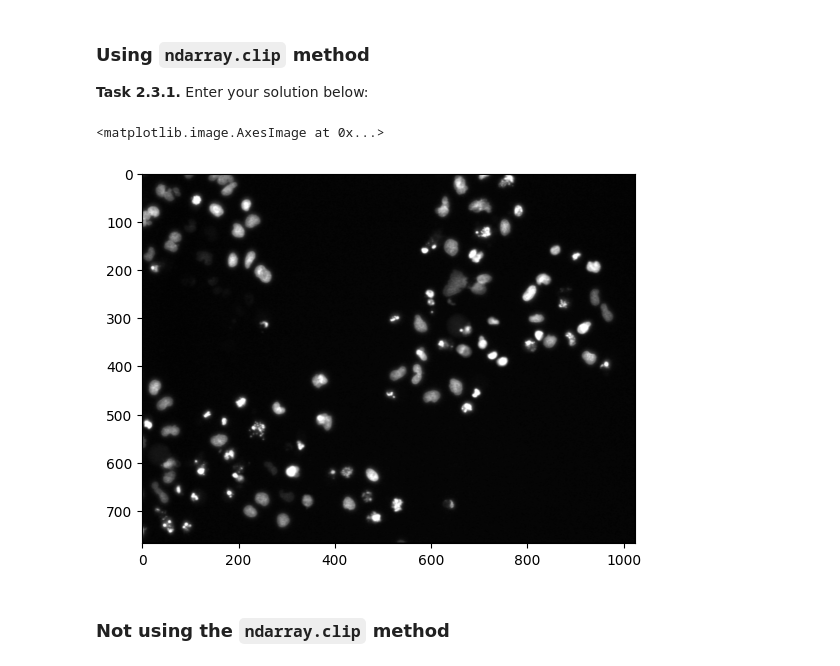
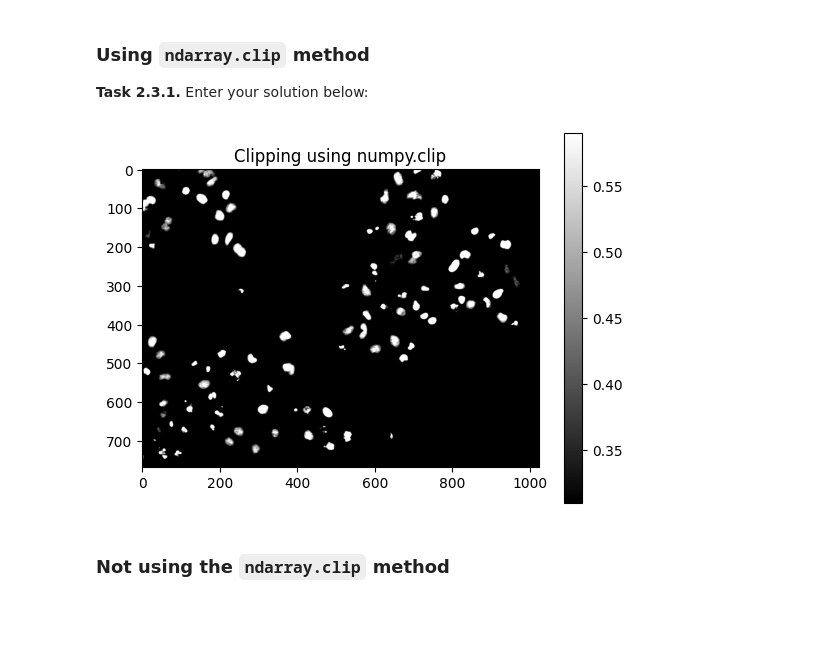
Before and after one commit to MtBaloglu/mobi-fs3-python, a Jupyter notebook: task2.ipynb, the cells around one changed output. Cells and saved outputs as stored; diff of their text form; code cells hidden in the pictures; blank space fills up the shorter version.

```diff
--- a/task2.ipynb
+++ b/task2.ipynb
@@ -62,12 +60,15 @@ T2 = 0.59
 ### Using `ndarray.clip` method
 
 **<a id="#">Task 2.3.1.</a>** Enter your solution below:
-# %%
-img.clip(T1, T2)
-plt.imshow(img, 'gray')
-# %% [output]
-<matplotlib.image.AxesImage at 0x...>
-[figure, removed]
+# %%
+img_clip_np = img.clip(T1, T2)
+
+plt.imshow(img_clip_np, cmap='gray')
+plt.title("Clipping using numpy.clip")
+plt.colorbar()
+plt.show()
+# %% [output]
+[figure, added]
 # %% [markdown]
 ### Not using the `ndarray.clip` method
 # %% [markdown]
```
Also changed, not shown: parts of 7 cells of this notebook, 1 other file.
